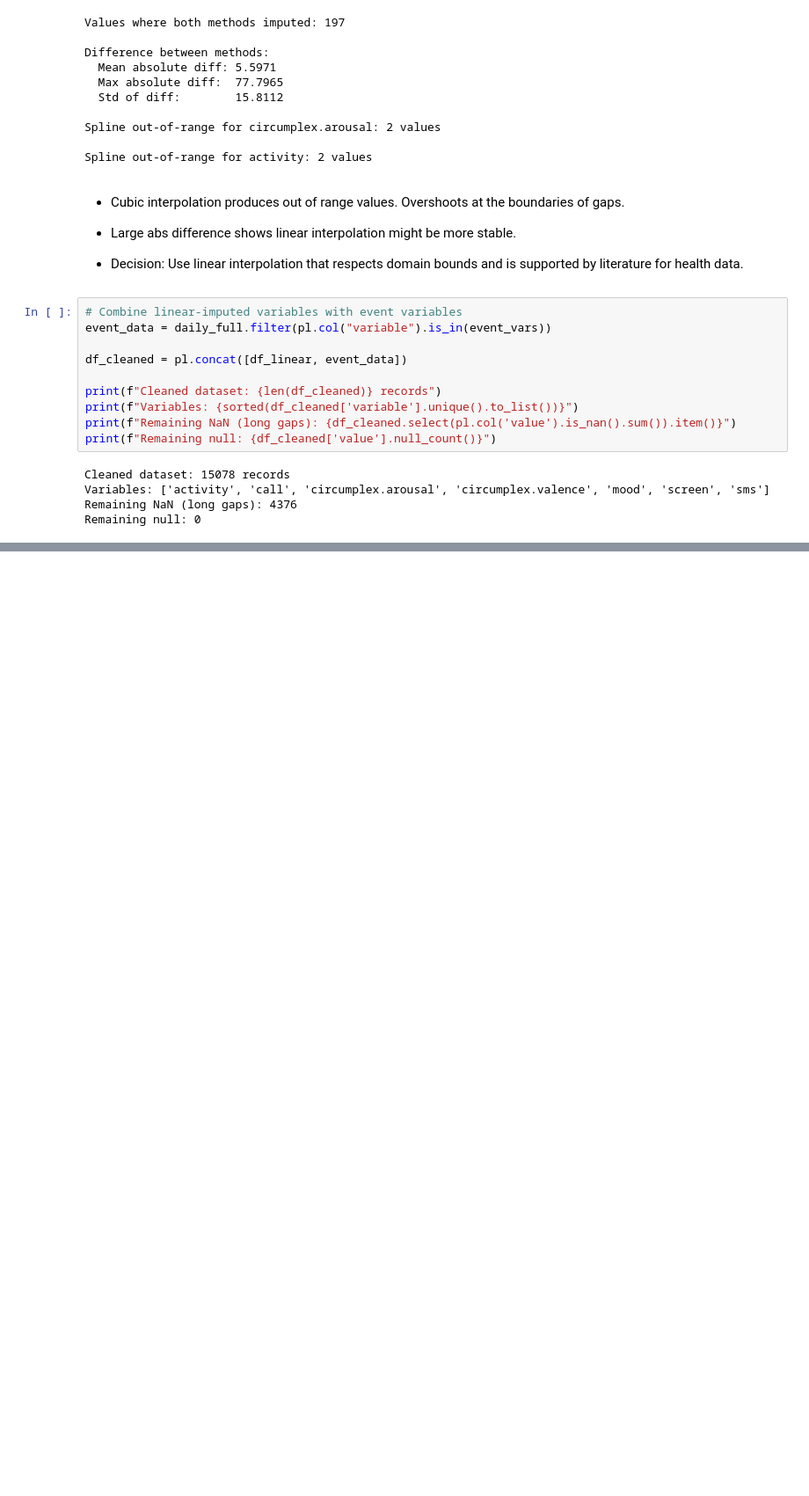
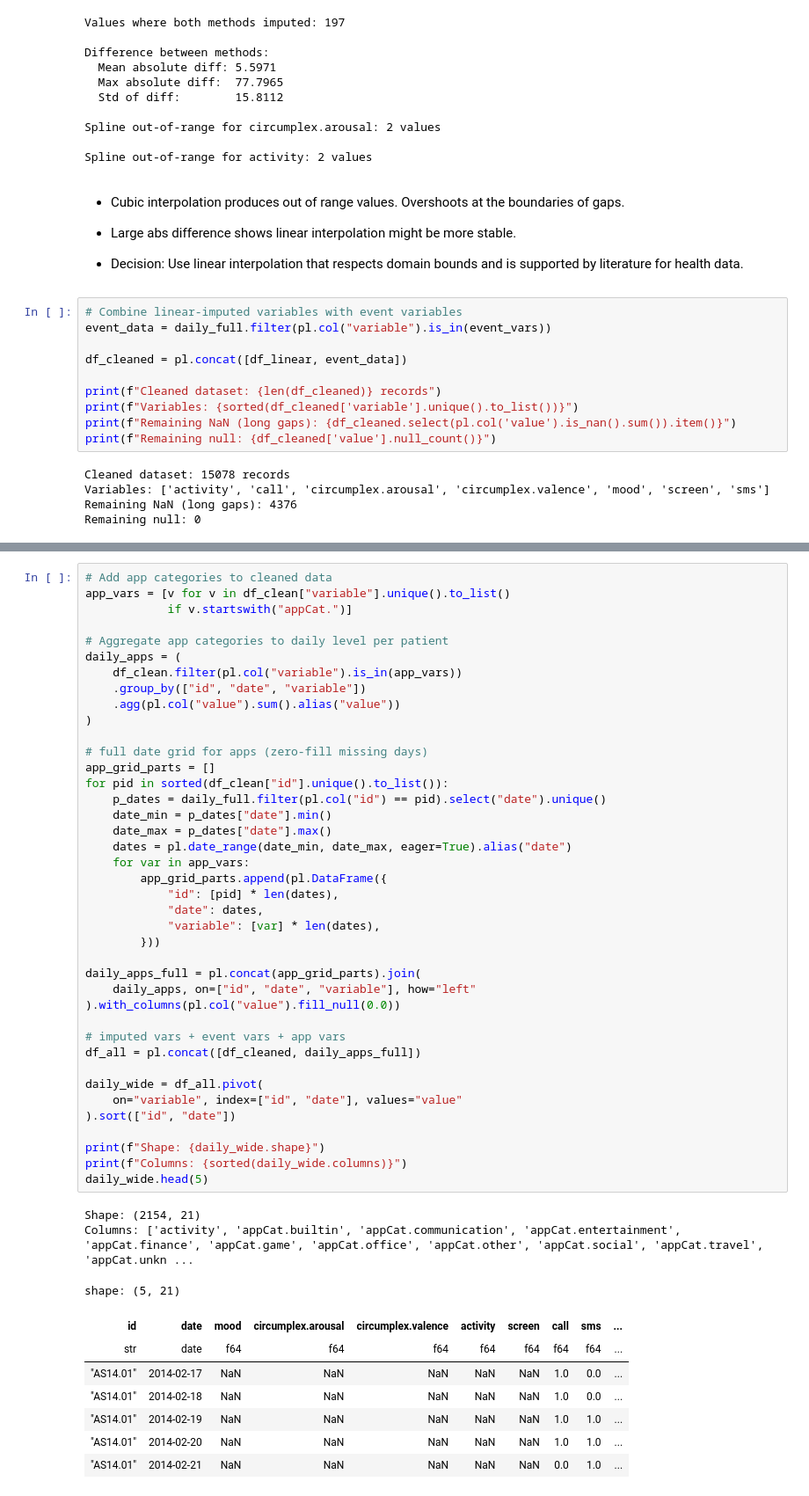
Before and after one commit to myriamth04/Data-Mining, a Jupyter notebook: eda.ipynb, the cells around one changed output, grey strips where cells are left out. Shown at 88% size. Cells and saved outputs as stored; diff of their text form; blank space fills up the shorter version.

```diff
--- a/eda.ipynb
+++ b/eda.ipynb
@@ -840,0 +855,51 @@ Remaining null: 0
+# %%
+# Add app categories to cleaned data
+app_vars = [v for v in df_clean["variable"].unique().to_list()
+            if v.startswith("appCat.")]
+
+# Aggregate app categories to daily level per patient
+daily_apps = (
+    df_clean.filter(pl.col("variable").is_in(app_vars))
+    .group_by(["id", "date", "variable"])
+    .agg(pl.col("value").sum().alias("value"))
+)
+
+# full date grid for apps (zero-fill missing days)
+app_grid_parts = []
+for pid in sorted(df_clean["id"].unique().to_list()):
+    p_dates = daily_full.filter(pl.col("id") == pid).select("date").unique()
+    date_min = p_dates["date"].min()
+    date_max = p_dates["date"].max()
+    dates = pl.date_range(date_min, date_max, eager=True).alias("date")
+    for var in app_vars:
+        app_grid_parts.append(pl.DataFrame({
+            "id": [pid] * len(dates),
+            "date": dates,
+            "variable": [var] * len(dates),
+        }))
+
+daily_apps_full = pl.concat(app_grid_parts).join(
+    daily_apps, on=["id", "date", "variable"], how="left"
+).with_columns(pl.col("value").fill_null(0.0))
+
+# imputed vars + event vars + app vars
+df_all = pl.concat([df_cleaned, daily_apps_full])
+
+daily_wide = df_all.pivot(
+    on="variable", index=["id", "date"], values="value"
+).sort(["id", "date"])
+
+print(f"Shape: {daily_wide.shape}")
+print(f"Columns: {sorted(daily_wide.columns)}")
+daily_wide.head(5)
+# %% [output]
+Shape: (2154, 21)
+Columns: ['activity', 'appCat.builtin', 'appCat.communication', 'appCat.entertainment', 'appCat.finance', 'appCat.game', 'appCat.office', 'appCat.other', 'appCat.social', 'appCat.travel', 'appCat.unkn ...
+shape: (5, 21)
+| id | date | mood | circumplex.arousal | circumplex.valence | activity | screen | call | sms | ... |
+| str | date | f64 | f64 | f64 | f64 | f64 | f64 | f64 | ... |
+| "AS14.01" | 2014-02-17 | NaN | NaN | NaN | NaN | NaN | 1.0 | 0.0 | ... |
+| "AS14.01" | 2014-02-18 | NaN | NaN | NaN | NaN | NaN | 1.0 | 0.0 | ... |
+| "AS14.01" | 2014-02-19 | NaN | NaN | NaN | NaN | NaN | 1.0 | 1.0 | ... |
+| "AS14.01" | 2014-02-20 | NaN | NaN | NaN | NaN | NaN | 1.0 | 1.0 | ... |
+| "AS14.01" | 2014-02-21 | NaN | NaN | NaN | NaN | NaN | 0.0 | 1.0 | ... |
```
Also changed, not shown: parts of 14 cells of this notebook, 7 other files.
